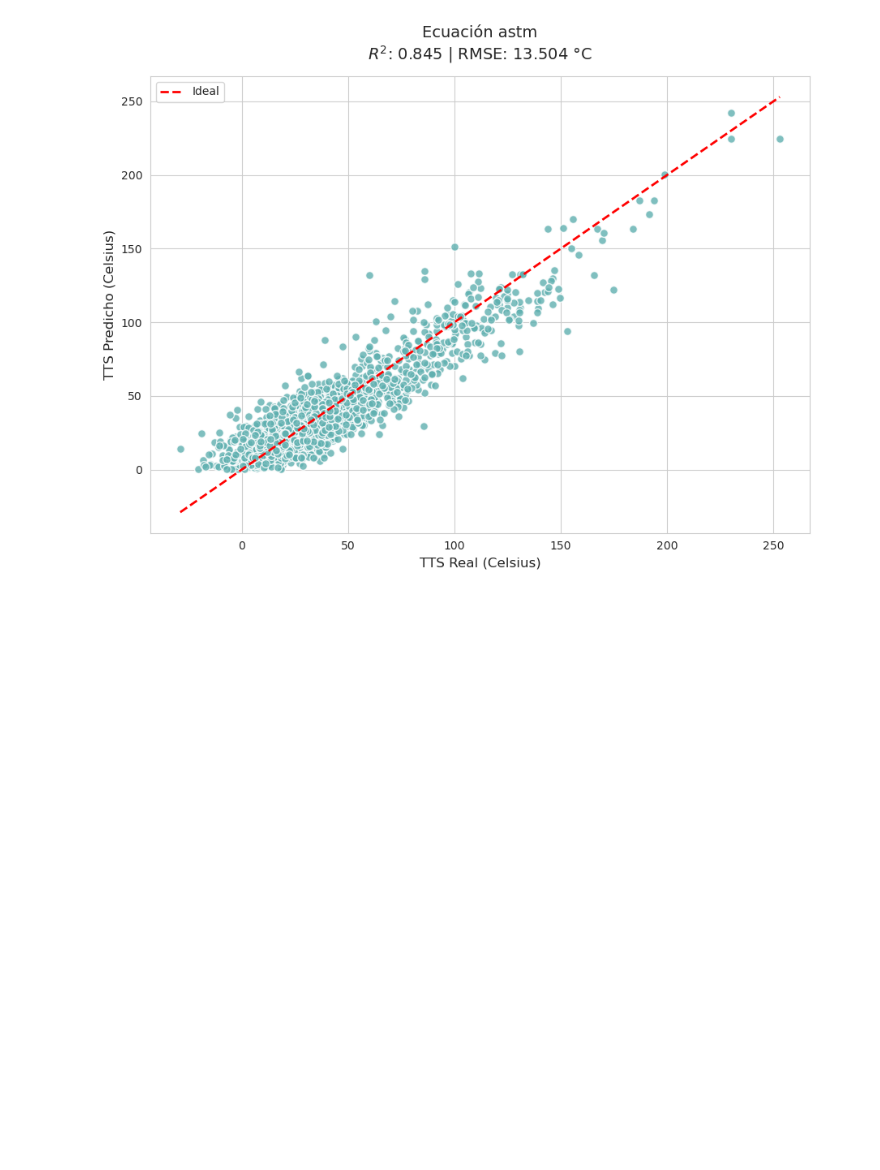
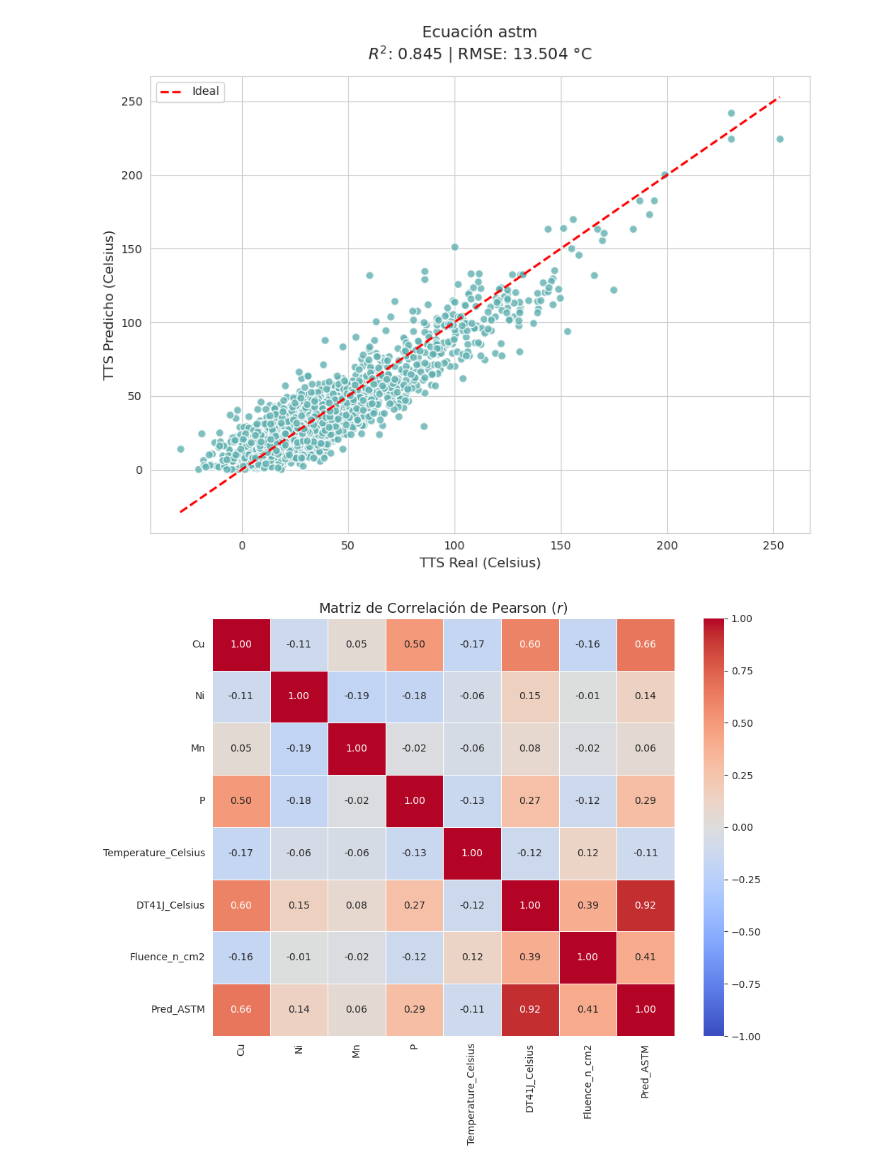
Before and after one commit to sammartinm/Fragilizacion-de-Aceros-de-Vasijas-Nucleares-Usando-PINNs-Informadas-por-la-Fisica, a Jupyter notebook: notebooks/00_Baseline.ipynb, the cells around one changed output. Saved outputs shown, nothing was run; the diff lists cells and outputs as text; code cells hidden in the pictures; blank space fills up the shorter version.

```diff
--- a/notebooks/00_Baseline.ipynb
+++ b/notebooks/00_Baseline.ipynb
@@ -130,3 +130,43 @@ if df is not None:
     graficar_prediccion_vs_realidad(df, rmse=rmse)
 # %% [output]
 [figure]
+# %%
+import seaborn as sns
+import matplotlib.pyplot as plt
+
+def graficar_matriz_correlacion(df, save_path="../data/img/matriz_correlacion.png"):
+    # 1. Filtramos solo columnas numéricas, ya que Pearson requiere datos cuantitativos
+    # Excluimos 'Product_Form' si sigue siendo categórico u otros strings
+    df_numeric = df.select_dtypes(include=['float64', 'int64'])
+
+    # 2. Calculamos la matriz de correlación
+    corr_matrix = df_numeric.corr(method='pearson')
+
+    # 3. Visualización con heatmap
+    # Usamos subplots en lugar de plt.figure()
+    fig, ax = plt.subplots(figsize=(10, 8))
+
+    sns.heatmap(
+        corr_matrix,
+        annot=True,
+        cmap='coolwarm',
+        fmt=".2f",
+        linewidths=0.5,
+        vmin=-1,
+        vmax=1,
+        ax=ax
+    )
+
+    ax.set_title('Matriz de Correlación de Pearson ($r$)', fontsize=14)
+
+    # Ajuste para evitar truncamiento de etiquetas
+    plt.tight_layout()
+
+    # Guardamos el archivo
+    plt.savefig(save_path, dpi=300)
+
+# Uso de la función con el dataframe obtenido anteriormente
+if df is not None:
+    graficar_matriz_correlacion(df)
+# %% [output]
+[figure, added]
```
Also changed, not shown: 11 other files.
